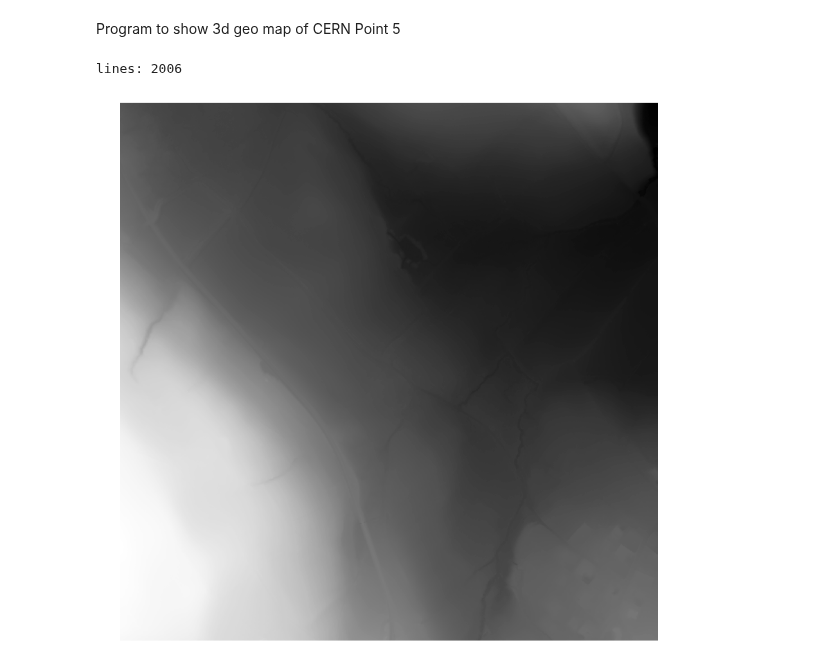
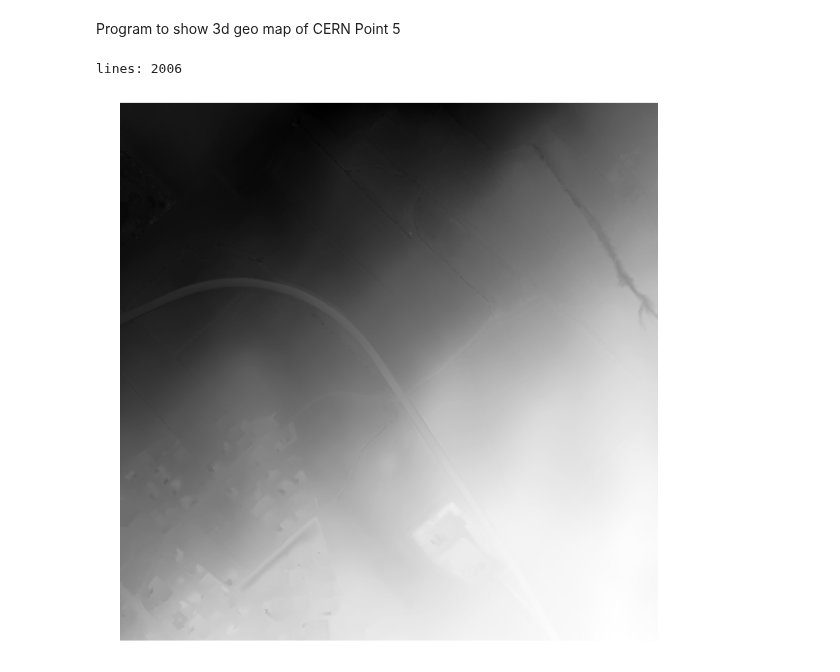
Before and after one commit to ATLAS-Analytics/AnalyticsNotebooks, a Jupyter notebook: examples/3Dmap/Elevation around point 5.ipynb, the cells around one changed output. Cells and saved outputs as stored; diff of their text form; code cells hidden in the pictures.

```diff
--- a/examples/3Dmap/Elevation around point 5.ipynb
+++ b/examples/3Dmap/Elevation around point 5.ipynb
@@ -10,38 +10,40 @@ import numpy as np
 
 from mpl_toolkits.mplot3d import Axes3D
 
-with open('GeoModel.asc', 'r') as f:
+fn='24941123'
+
+with open(fn+'.asc', 'r') as f:
     lines=f.readlines()
 
 print("lines:",len(lines))
 
 dx, dy = 0.5, 0.5
 
 # z = np.mgrid[slice(0,1000,dx), slice(0,1000.0,dy)]
 z = np.zeros((2000,2000))
 head=lines[:5]
 lines=lines[6:]
 
 for x in range(2000):
     l = lines[x]
     ys = l.split()
     for y in range(2000):
-        z[x,y]=float(ys[y])
+        z[x,1999-y]=float(ys[y])
 
 x = np.arange(2000)
 y = np.arange(2000)
 
 cmap='Greys_r'
 
 fig, ax0 = plt.subplots(nrows=1)
 im = ax0.pcolormesh(x, y, z, cmap=cmap)#, norm=norm)
 # im = ax0.contourf(x, y, z, levels=levels, cmap=cmap)
 #fig.colorbar(im, ax=ax0)
 fig.set_figheight(15)
 fig.set_figwidth(15)
 plt.axis('off')
-plt.savefig('forUE.png', bbox_inches='tight')
+plt.savefig(fn, bbox_inches='tight')
 plt.show()
 # %% [output]
 lines: 2006
-[figure, old version]
+[figure, new version]
```
Also changed, not shown: 37 other files.
